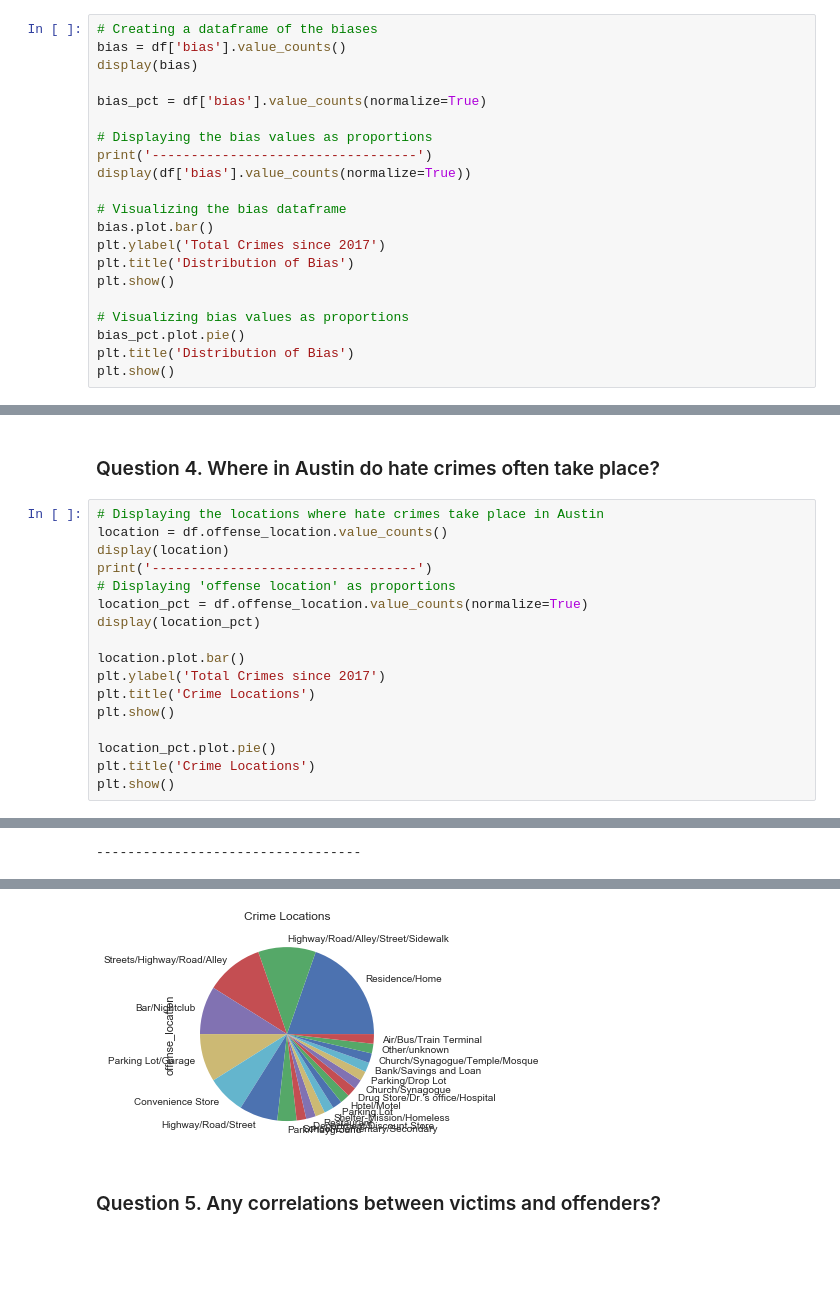
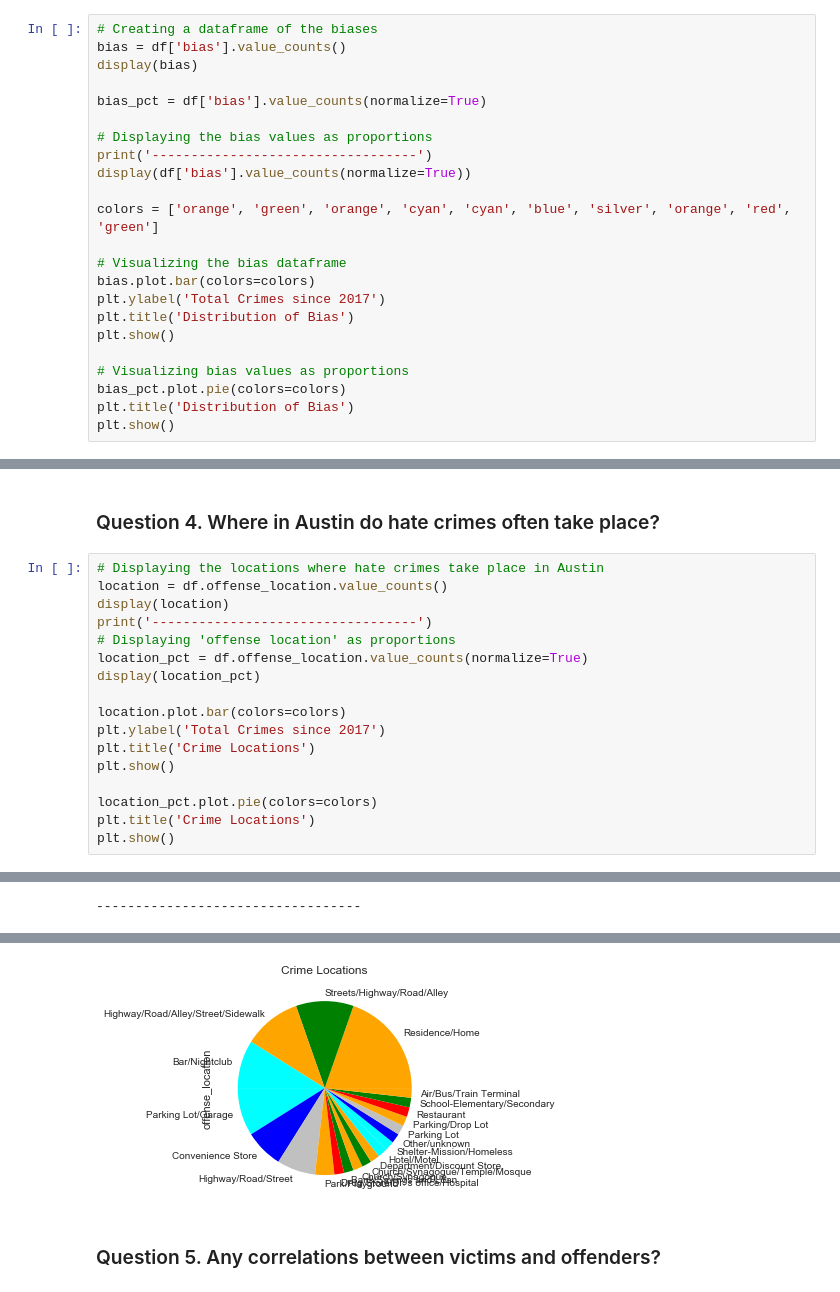
Before and after one commit to rgrantham82/Crime-Analysis, a Jupyter notebook: Exploratory Analysis/Exploratory Analysis.ipynb, the cells around one changed output, grey strips where cells are left out. Drawn from its saved outputs; the diff is of its cells as text; blank space fills up the shorter version.

```diff
--- a/Exploratory Analysis/Exploratory Analysis.ipynb
+++ b/Exploratory Analysis/Exploratory Analysis.ipynb
@@ -100,14 +100,16 @@ bias_pct = df['bias'].value_counts(normalize=True)
 print('----------------------------------')
 display(df['bias'].value_counts(normalize=True))
 
+colors = ['orange', 'green', 'orange', 'cyan', 'cyan', 'blue', 'silver', 'orange', 'red', 'green']
+
 # Visualizing the bias dataframe
-bias.plot.bar()
+bias.plot.bar(colors=colors)
 plt.ylabel('Total Crimes since 2017')
 plt.title('Distribution of Bias')
 plt.show()
 
 # Visualizing bias values as proportions
-bias_pct.plot.pie()
+bias_pct.plot.pie(colors=colors)
 plt.title('Distribution of Bias')
 plt.show()
 # %% [output]
@@ -240,12 +242,12 @@ print('----------------------------------')
 location_pct = df.offense_location.value_counts(normalize=True)
 display(location_pct)
 
-location.plot.bar()
+location.plot.bar(colors=colors)
 plt.ylabel('Total Crimes since 2017')
 plt.title('Crime Locations')
 plt.show()
 
-location_pct.plot.pie()
+location_pct.plot.pie(colors=colors)
 plt.title('Crime Locations')
 plt.show()
 # %% [output]
@@ -288,4 +290,4 @@ Name: offense_location, dtype: float64
-[figure, old version]
+[figure, new version]
 # %% [markdown]
 ### Question 5. Any correlations between victims and offenders?
 # %%
```
Also changed, not shown: parts of 5 cells of this notebook.
